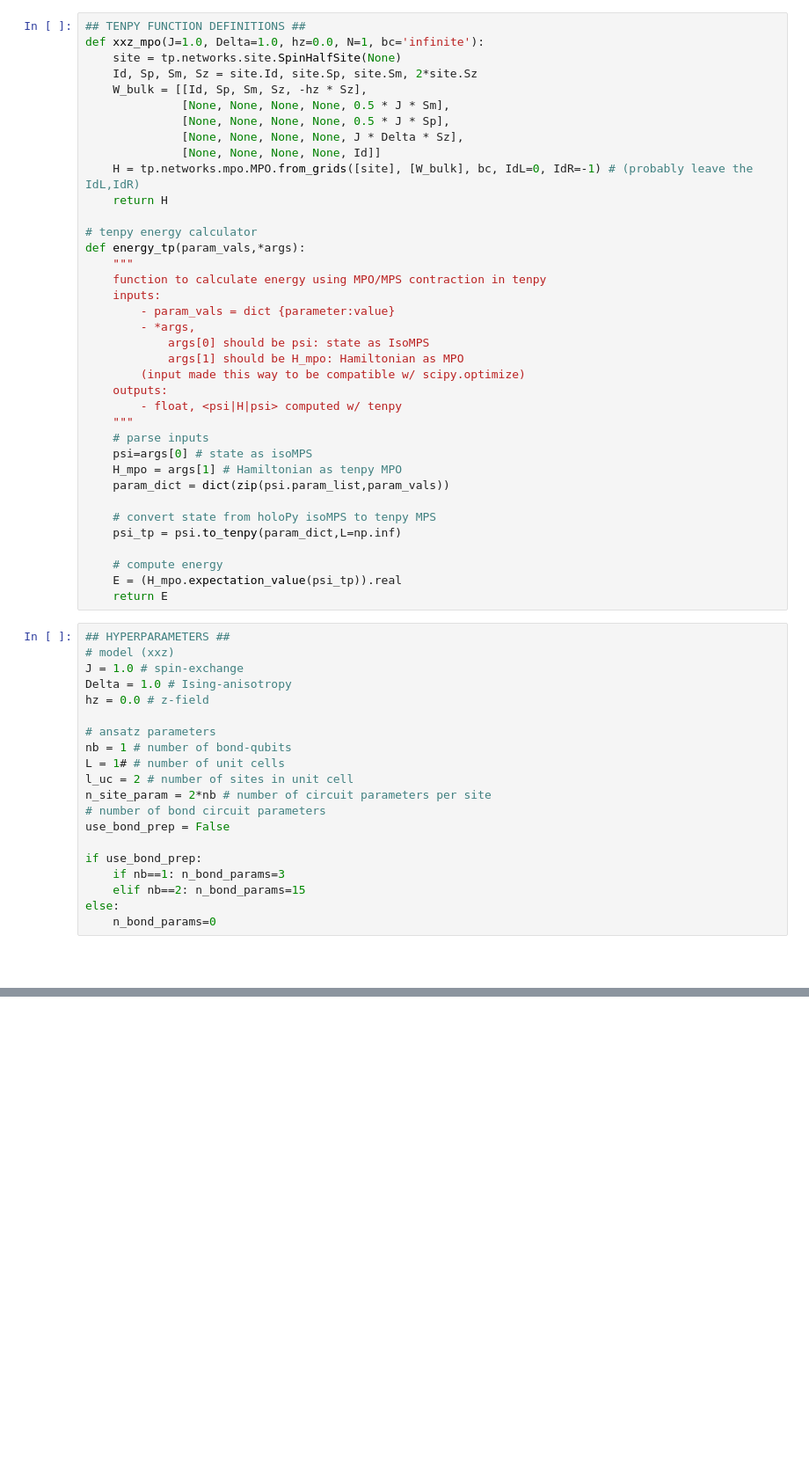
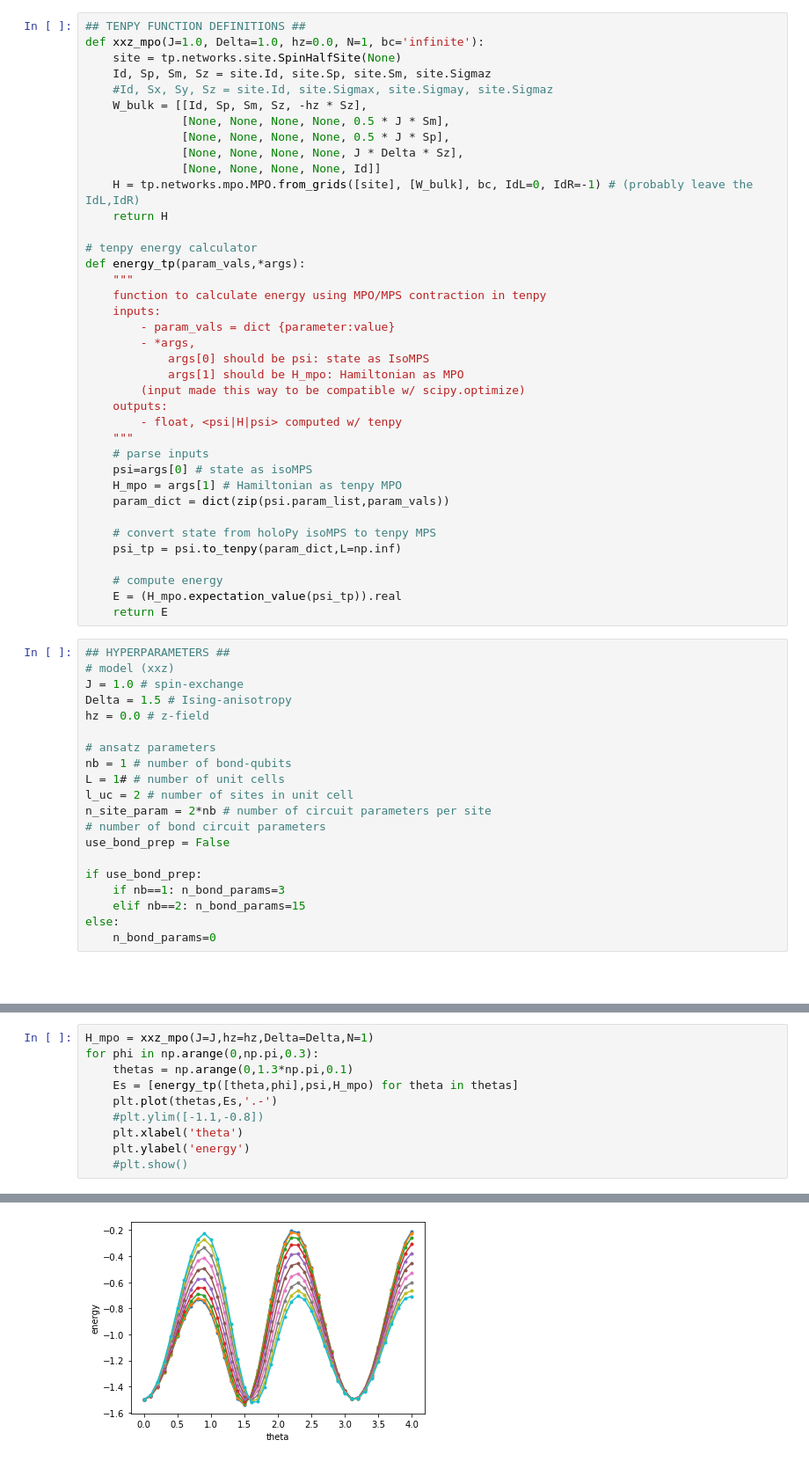
Before and after one commit to andrewcpotter/holopy, a Jupyter notebook: demos/holovqe_xxz_v3.ipynb, the cells around one changed output, grey strips where cells are left out. Shown at 88% size. Cells and saved outputs as stored; diff of their text form; blank space fills up the shorter version.

```diff
--- a/demos/holovqe_xxz_v3.ipynb
+++ b/demos/holovqe_xxz_v3.ipynb
@@ -26,7 +26,8 @@ import circuits.basic_circuits as circuits
 ## TENPY FUNCTION DEFINITIONS ##
 def xxz_mpo(J=1.0, Delta=1.0, hz=0.0, N=1, bc='infinite'):
     site = tp.networks.site.SpinHalfSite(None)
-    Id, Sp, Sm, Sz = site.Id, site.Sp, site.Sm, 2*site.Sz
+    Id, Sp, Sm, Sz = site.Id, site.Sp, site.Sm, site.Sigmaz
+    #Id, Sx, Sy, Sz = site.Id, site.Sigmax, site.Sigmay, site.Sigmaz
     W_bulk = [[Id, Sp, Sm, Sz, -hz * Sz],
               [None, None, None, None, 0.5 * J * Sm],
               [None, None, None, None, 0.5 * J * Sp],
@@ -63,7 +64,7 @@ def energy_tp(param_vals,*args):
 ## HYPERPARAMETERS ##
 # model (xxz)
 J = 1.0 # spin-exchange
-Delta = 1.0 # Ising-anisotropy
+Delta = 1.5 # Ising-anisotropy
 hz = 0.0 # z-field
 
 # ansatz parameters
@@ -137,0 +141,11 @@ circuits for each site in uc:
+# %%
+H_mpo = xxz_mpo(J=J,hz=hz,Delta=Delta,N=1)
+for phi in np.arange(0,np.pi,0.3):
+    thetas = np.arange(0,1.3*np.pi,0.1)
+    Es = [energy_tp([theta,phi],psi,H_mpo) for theta in thetas]
+    plt.plot(thetas,Es,'.-')
+    #plt.ylim([-1.1,-0.8])
+    plt.xlabel('theta')
+    plt.ylabel('energy')
+    #plt.show()
+# %% [output]
@@ -138,3 +153,4 @@ circuits for each site in uc:
+[figure, added]
 # %% [markdown]
 ## CREATE ISOMPS FROM PARAMETERIZED CIRCUIT ANSATZ ##
 # initialize registers
```
Also changed, not shown: parts of 12 cells of this notebook, 3 other files.
